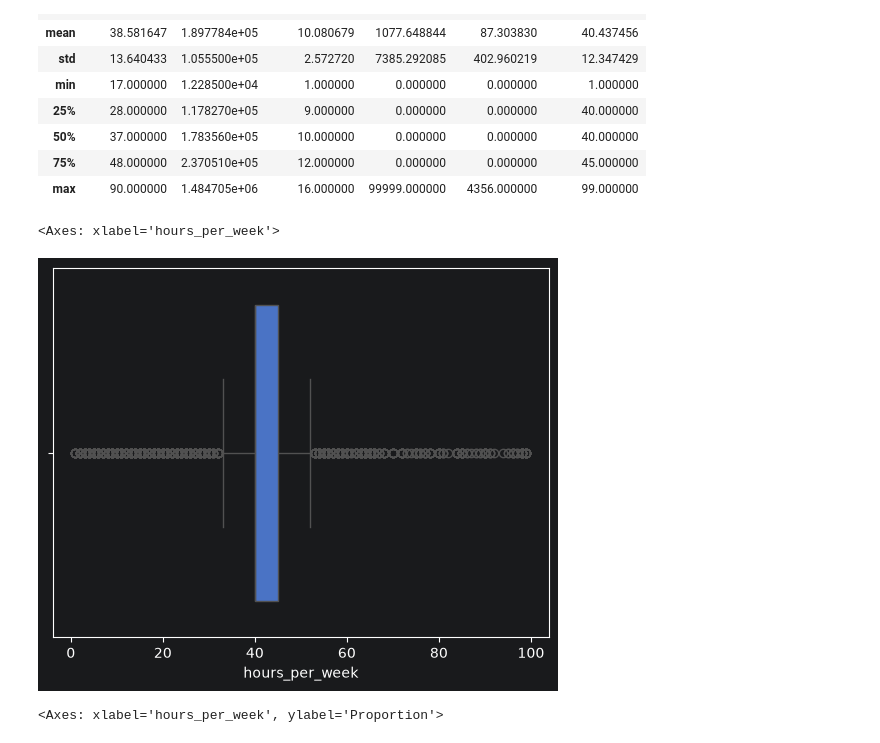
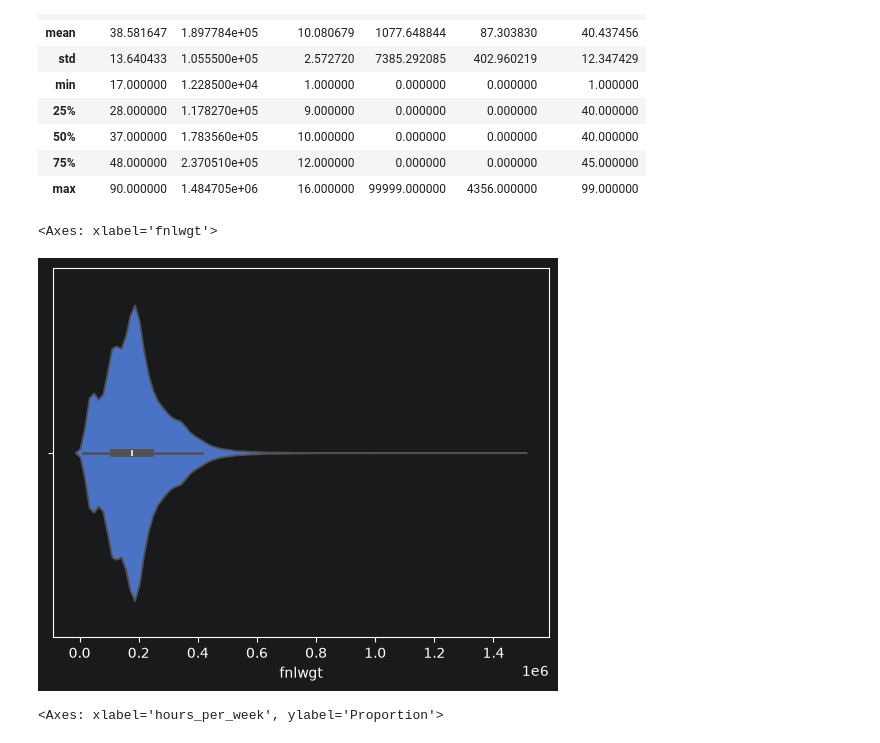
Before and after one commit to ortm01/Adult-Census-Income-DS, a Jupyter notebook: notebooks/01_eda.ipynb, the cells around one changed output. Saved outputs shown, nothing was run; the diff lists cells and outputs as text; code cells hidden in the pictures.

Commit message:
final eda, data clean+-, add coments

```diff
--- a/notebooks/01_eda.ipynb
+++ b/notebooks/01_eda.ipynb
@@ -2,6 +2,7 @@
 import os
 from ensurepip import bootstrap
 import warnings
+from gc import set_debug
 from statistics import mean
 
 from jupyter_builder.jupyterlab_semver import satisfies
@@ -47,6 +48,9 @@ print(df.shape)
 df.info()
 df['workclass'] = df['workclass'].fillna('Private')
 df['native_country'] = df['native_country'].fillna('United-States')
+print(df.shape)
+df = df.drop_duplicates()
+print(df.shape)
 # %% [output]
 (32561, 15)
 <class 'pandas.DataFrame'>
@@ -78,11 +82,10 @@ df.describe()
 | 75% | 48.000000 | 2.370510e+05 | 12.000000 | 0.000000 | 0.000000 | 45.000000 |
 | max | 90.000000 | 1.484705e+06 | 16.000000 | 99999.000000 | 4356.000000 | 99.000000 |
 # %%
-
-sns.boxplot(data=df, x = 'hours_per_week')
+sns.violinplot(data=df, x = 'fnlwgt')
 # %% [output]
-<Axes: xlabel='hours_per_week'>
+<Axes: xlabel='fnlwgt'>
-[figure, old version]
+[figure, new version]
 # %%
 sns.ecdfplot(data=df, x = 'hours_per_week', hue='income')
 # %% [output]
```
Also changed, not shown: parts of 8 cells of this notebook.
